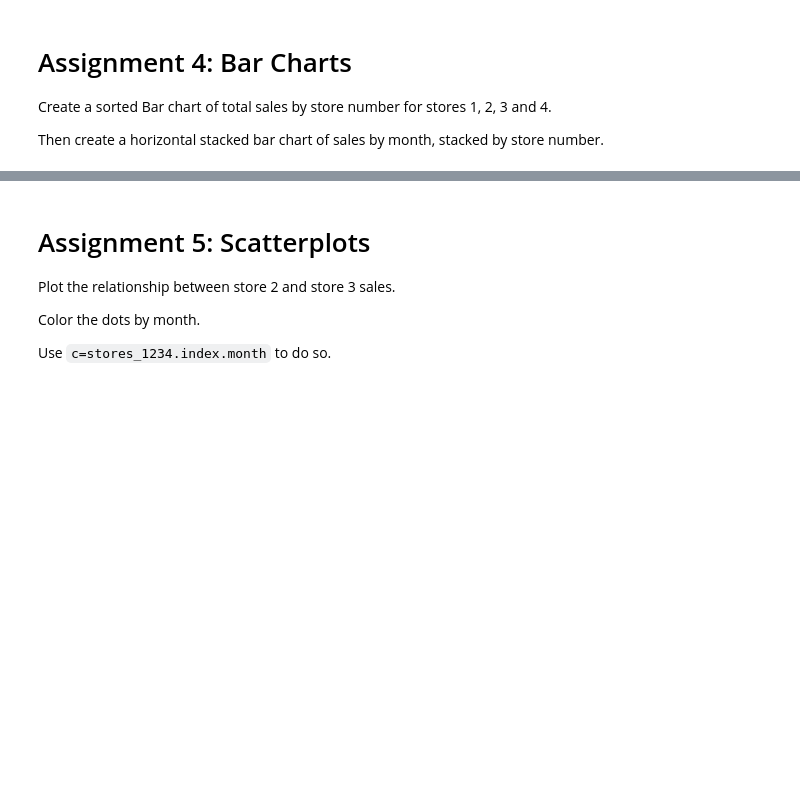
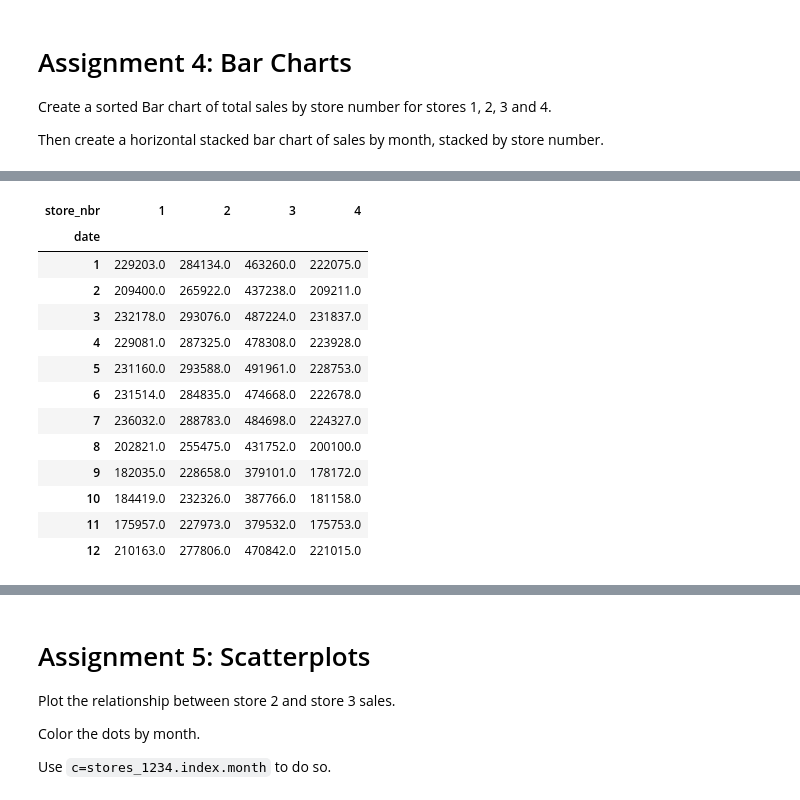
Before and after one commit to amorganhunt/Maven-NumPy-and-Pandas-2, a Jupyter notebook: maven_python_course/data_visualization/section05_data_viz.ipynb, the cells around one changed output, grey strips where cells are left out. Saved outputs shown, nothing was run; the diff lists cells and outputs as text; code cells hidden in the pictures; blank space fills up the shorter version.

```diff
--- a/maven_python_course/data_visualization/section05_data_viz.ipynb
+++ b/maven_python_course/data_visualization/section05_data_viz.ipynb
@@ -151,2 +165,20 @@ NameError: name 'stores_1234' is not defined
 # %%
 # stores_1234.index.month will allow you to groupby the month! You can also slice it.
+stores_1234_monthly = stores_1234.groupby(stores_1234.index.month).sum()
+
+stores_1234_monthly
+# %% [output]
+| store_nbr | 1 | 2 | 3 | 4 |
+| date |  |  |  |  |
+| 1 | 229203.0 | 284134.0 | 463260.0 | 222075.0 |
+| 2 | 209400.0 | 265922.0 | 437238.0 | 209211.0 |
+| 3 | 232178.0 | 293076.0 | 487224.0 | 231837.0 |
+| 4 | 229081.0 | 287325.0 | 478308.0 | 223928.0 |
+| 5 | 231160.0 | 293588.0 | 491961.0 | 228753.0 |
+| 6 | 231514.0 | 284835.0 | 474668.0 | 222678.0 |
+| 7 | 236032.0 | 288783.0 | 484698.0 | 224327.0 |
+| 8 | 202821.0 | 255475.0 | 431752.0 | 200100.0 |
+| 9 | 182035.0 | 228658.0 | 379101.0 | 178172.0 |
+| 10 | 184419.0 | 232326.0 | 387766.0 | 181158.0 |
+| 11 | 175957.0 | 227973.0 | 379532.0 | 175753.0 |
+| 12 | 210163.0 | 277806.0 | 470842.0 | 221015.0 |
```
Also changed, not shown: parts of 6 cells of this notebook, 3 other files.
